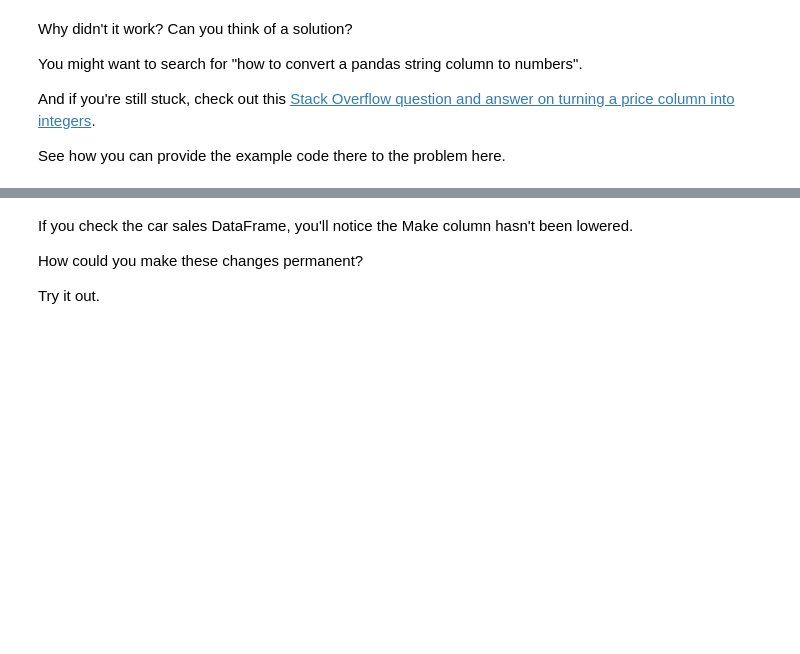
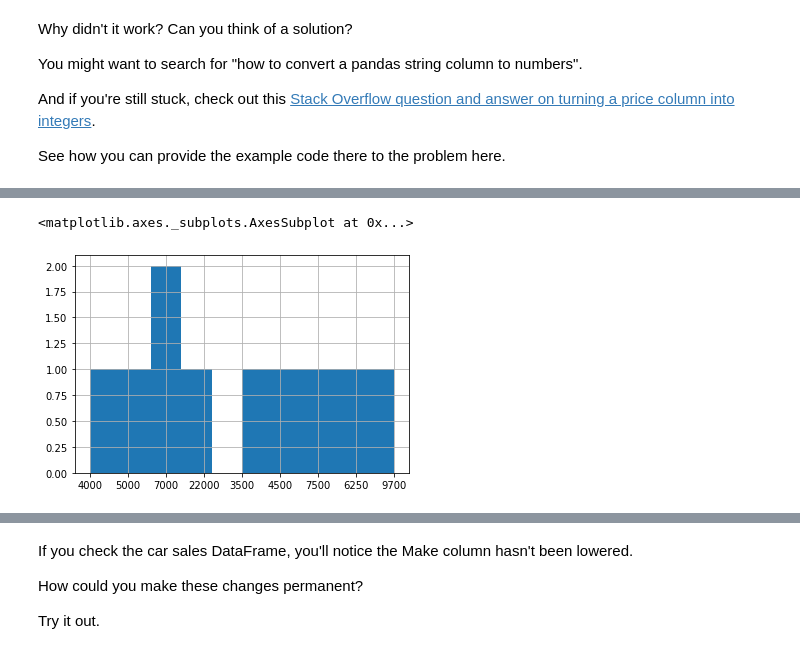
Before and after one commit to Harryortho/Extensive-Perovskite-Stability-Review-Paper, a Jupyter notebook: section-2-data-science-and-ml-tools/pandas-exercises.ipynb, the cells around one changed output, grey strips where cells are left out. Drawn from its saved outputs; the diff is of its cells as text; code cells hidden in the pictures; blank space fills up the shorter version.

```diff
--- a/section-2-data-science-and-ml-tools/pandas-exercises.ipynb
+++ b/section-2-data-science-and-ml-tools/pandas-exercises.ipynb
@@ -259,6 +246,6 @@ And if you're still stuck, check out this [Stack Overflow question and answer on
 See how you can provide the example code there to the problem here.
 # %%
 # Remove the punctuation from price column
-car_sales["Price"] = car_sales["Price"].str.replace("\$|.\|\,\.00|","")
+car_sales['Price'] = car_sales["Price"].replace("[\$\,\.]","",regex=True)
 # %%
 # Check the changes to the price column
@@ -278,5 +265,3 @@ Name: Price, dtype: object
 # %%
 # Remove the two extra zeros at the end of the price column
-type(car_sales["Price"])
-car_sales["Price"].astype(float)
-car_sales["Price"].astype(int)
+car_sales["Price"] = car_sales["Price"].str[:-2]
@@ -287,4 +283,9 @@ ValueError: ignored
 # %%
 # Change the datatype of the Price column to integers
+car_sales["Price"].astype(int)
+car_sales["Price"].hist()
+# %% [output]
+<matplotlib.axes._subplots.AxesSubplot at 0x...>
+[figure, added]
 # %%
 # Lower the strings of the Make column
```
Also changed, not shown: parts of 35 cells of this notebook.
